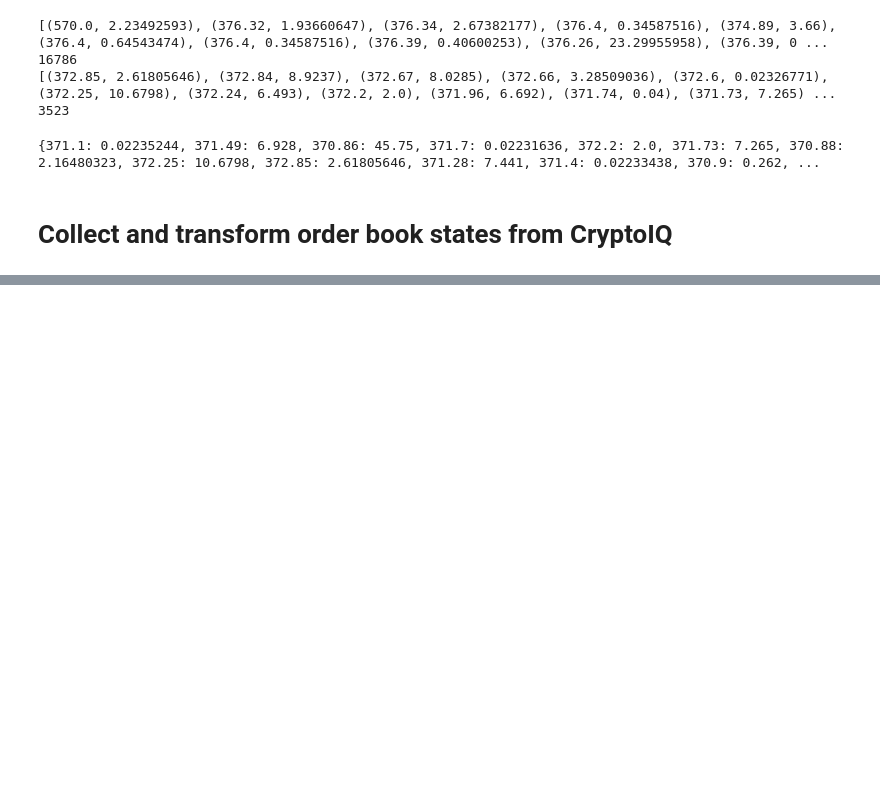
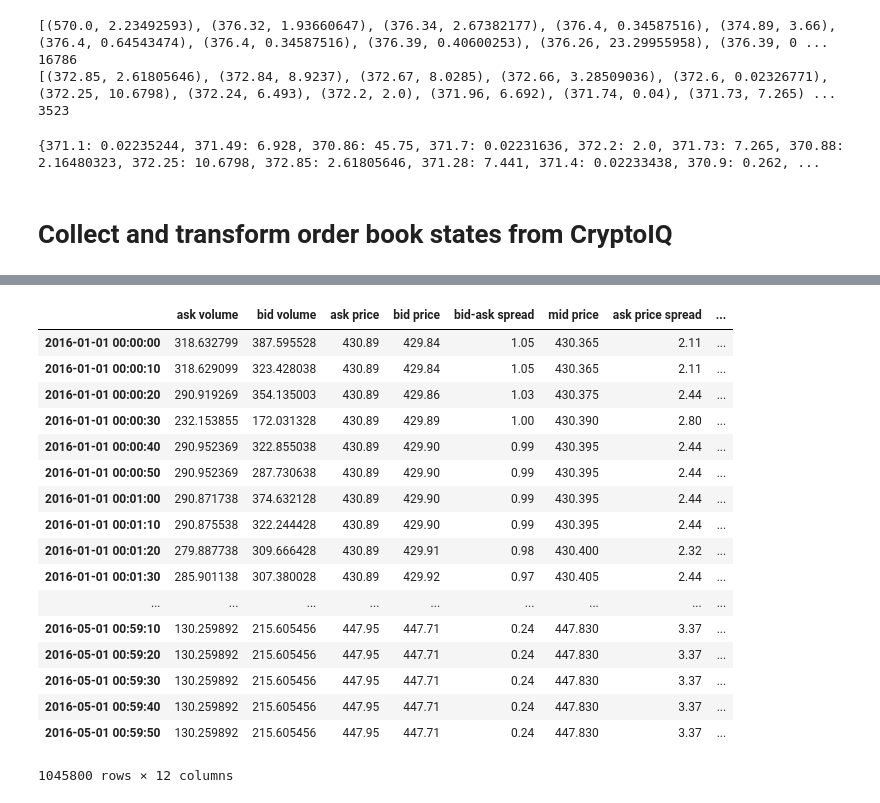
Before and after one commit to Lucsanszky/btc-price-prediction, a Jupyter notebook: data-collection/data-cleansing.ipynb, the cells around one changed output, grey strips where cells are left out. Cells and saved outputs as stored; diff of their text form; code cells hidden in the pictures; blank space fills up the shorter version.

```diff
--- a/data-collection/data-cleansing.ipynb
+++ b/data-collection/data-cleansing.ipynb
@@ -274,0 +298,3 @@ data.head()
+# %%
+lob_data['asks'] = lob_data['asks'].map(dict)
+lob_data['bids'] = lob_data['bids'].map(dict)
@@ -274,0 +303,2 @@ data.head()
+# %%
+lob_data = lob_data.reindex(dates, method = 'nearest')
@@ -274,0 +328,35 @@ data.head()
+# %%
+lob_features = pd.DataFrame(index = dates)
+lob_features['ask volume'] = lob_data['asks'].map(lambda x: sum(x.values()))
+# %%
+lob_features['bid volume'] = lob_data['bids'].map(lambda x: sum(x.values()))
+lob_features['ask price'] = lob_data['asks'].map(min)
+lob_features['bid price'] = lob_data['bids'].map(max)
+# %%
+lob_features['bid-ask spread'] = lob_features['ask price'] - lob_features['bid price']
+lob_features['mid price'] = (lob_features['ask price'] + lob_features['bid price'])/2
+lob_features['ask price spread'] = lob_data['asks'].map(max) - lob_features['ask price']
+lob_features['bid price spread'] = lob_features['bid price'] - lob_data['bids'].map(min)
+lob_features['mean ask volume'] = lob_features['ask volume'] / 20
+lob_features['mean bid volume'] = lob_features['bid volume'] / 20
+lob_features['mean ask price'] = lob_data['asks'].map(sum) / 20
+lob_features['mean bid price'] = lob_data['bids'].map(sum) / 20
+# %% [output]
+|  | ask volume | bid volume | ask price | bid price | bid-ask spread | mid price | ask price spread | ... |
+| 2016-01-01 00:00:00 | 318.632799 | 387.595528 | 430.89 | 429.84 | 1.05 | 430.365 | 2.11 | ... |
+| 2016-01-01 00:00:10 | 318.629099 | 323.428038 | 430.89 | 429.84 | 1.05 | 430.365 | 2.11 | ... |
+| 2016-01-01 00:00:20 | 290.919269 | 354.135003 | 430.89 | 429.86 | 1.03 | 430.375 | 2.44 | ... |
+| 2016-01-01 00:00:30 | 232.153855 | 172.031328 | 430.89 | 429.89 | 1.00 | 430.390 | 2.80 | ... |
+| 2016-01-01 00:00:40 | 290.952369 | 322.855038 | 430.89 | 429.90 | 0.99 | 430.395 | 2.44 | ... |
+| 2016-01-01 00:00:50 | 290.952369 | 287.730638 | 430.89 | 429.90 | 0.99 | 430.395 | 2.44 | ... |
+| 2016-01-01 00:01:00 | 290.871738 | 374.632128 | 430.89 | 429.90 | 0.99 | 430.395 | 2.44 | ... |
+| 2016-01-01 00:01:10 | 290.875538 | 322.244428 | 430.89 | 429.90 | 0.99 | 430.395 | 2.44 | ... |
+| 2016-01-01 00:01:20 | 279.887738 | 309.666428 | 430.89 | 429.91 | 0.98 | 430.400 | 2.32 | ... |
+| 2016-01-01 00:01:30 | 285.901138 | 307.380028 | 430.89 | 429.92 | 0.97 | 430.405 | 2.44 | ... |
+| ... | ... | ... | ... | ... | ... | ... | ... | ... |
+| 2016-05-01 00:59:10 | 130.259892 | 215.605456 | 447.95 | 447.71 | 0.24 | 447.830 | 3.37 | ... |
+| 2016-05-01 00:59:20 | 130.259892 | 215.605456 | 447.95 | 447.71 | 0.24 | 447.830 | 3.37 | ... |
+| 2016-05-01 00:59:30 | 130.259892 | 215.605456 | 447.95 | 447.71 | 0.24 | 447.830 | 3.37 | ... |
+| 2016-05-01 00:59:40 | 130.259892 | 215.605456 | 447.95 | 447.71 | 0.24 | 447.830 | 3.37 | ... |
+| 2016-05-01 00:59:50 | 130.259892 | 215.605456 | 447.95 | 447.71 | 0.24 | 447.830 | 3.37 | ... |
+1045800 rows × 12 columns
```
Also changed, not shown: parts of 11 cells of this notebook, 5 other files.
